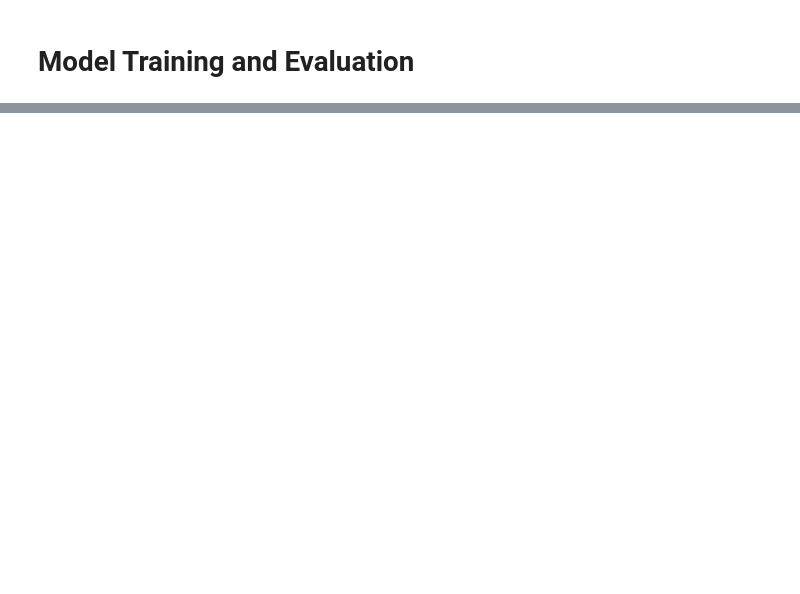
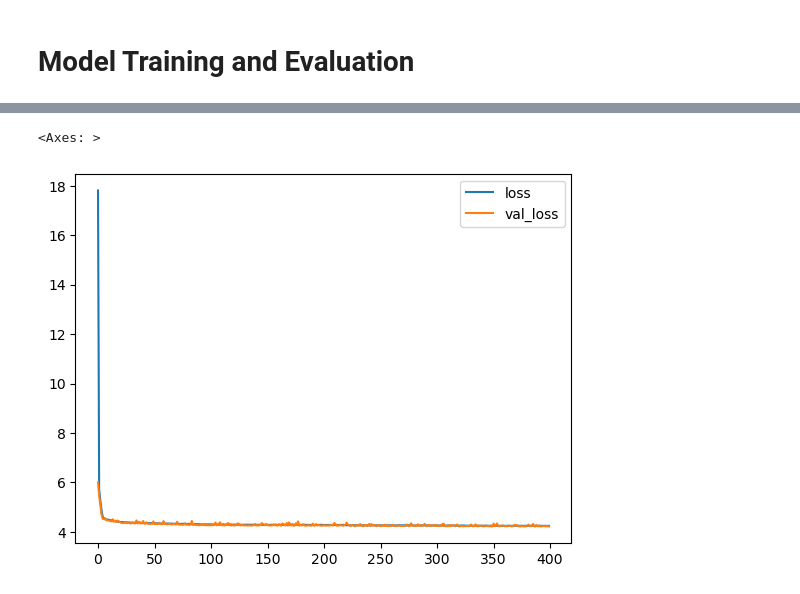
Before and after one commit to gargi-09/My-Kaggle-Work, a Jupyter notebook: Crab Age Prediction.ipynb, the cells around one changed output, grey strips where cells are left out. Drawn from its saved outputs; the diff is of its cells as text; code cells hidden in the pictures; blank space fills up the shorter version.

```diff
--- a/Crab Age Prediction.ipynb
+++ b/Crab Age Prediction.ipynb
@@ -364,0 +451,2 @@ sns.barplot(data=train_df,x='Age',y='Difference Weight')
+# %%
+x_test = scaler.transform(x_test)
@@ -364,0 +457,13 @@ sns.barplot(data=train_df,x='Age',y='Difference Weight')
+# %%
+from tensorflow.keras.models import Sequential
+from tensorflow.keras.layers import Dense,Dropout
+
+model = Sequential()
+
+model.add(Dense(9,activation='relu'))
+model.add(Dense(9,activation='relu'))
+model.add(Dense(6,activation='relu'))
+
+model.add(Dense(1))
+
+model.compile(loss='mse',optimizer='adam')
@@ -364,0 +475,2 @@ sns.barplot(data=train_df,x='Age',y='Difference Weight')
+# %%
+model.fit(x=x_train,y=y_train,epochs=400,validation_data=(x_test,y_test))
@@ -364,0 +496,3 @@ sns.barplot(data=train_df,x='Age',y='Difference Weight')
+# %%
+losses = pd.DataFrame(model.history.history)
+losses
@@ -364,0 +513,5 @@ sns.barplot(data=train_df,x='Age',y='Difference Weight')
+# %%
+losses.plot()
+# %% [output]
+<Axes: >
+[figure, added]
```
Also changed, not shown: parts of 36 cells of this notebook.
